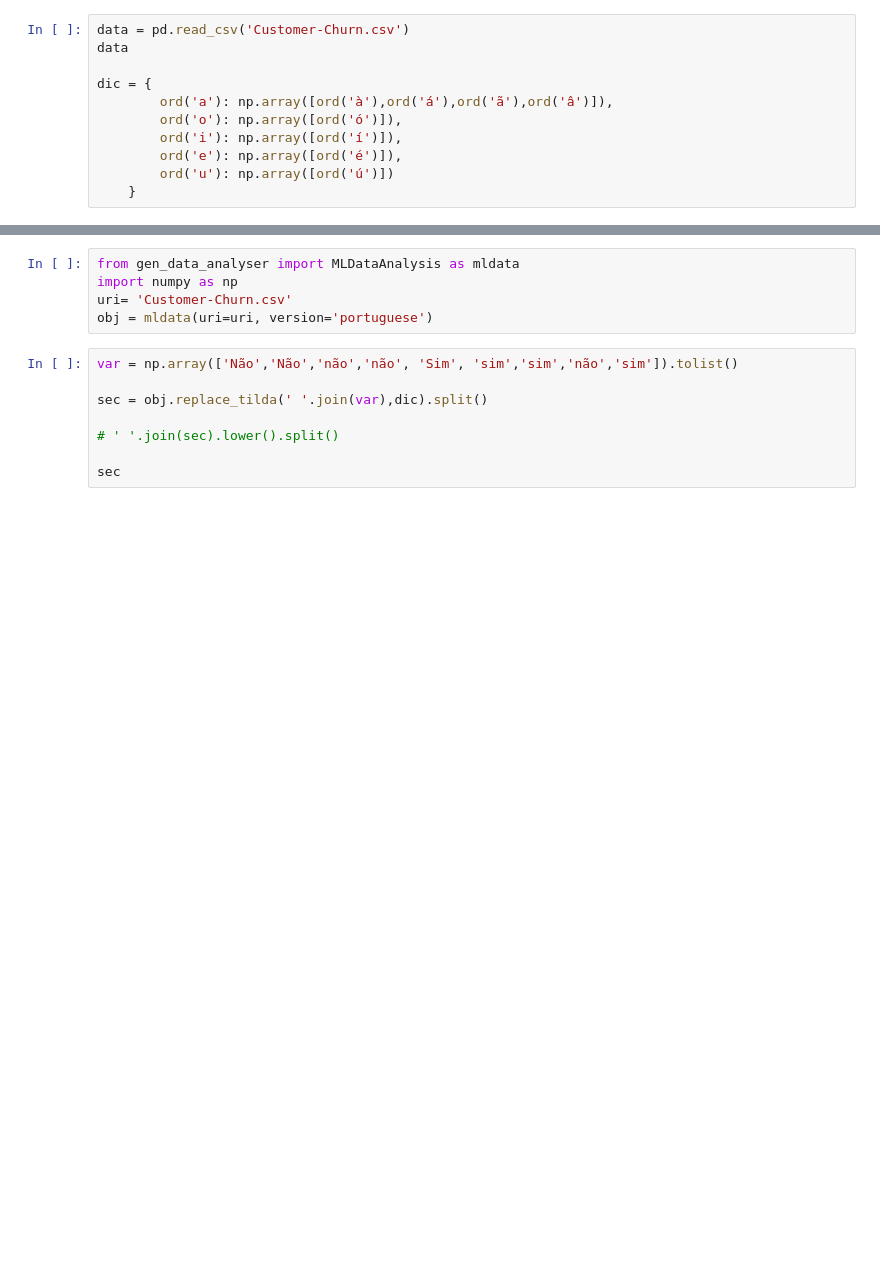
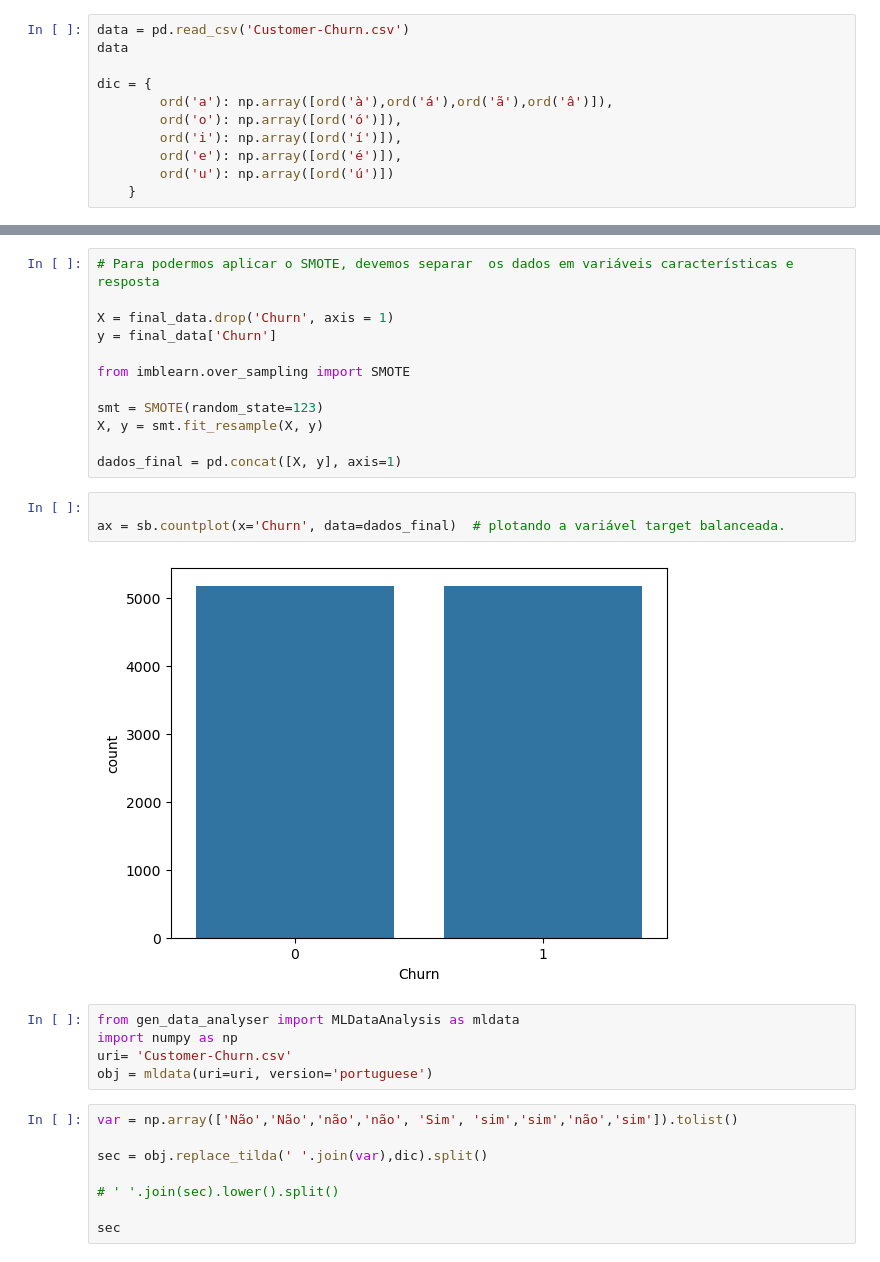
Before and after one commit to thaleseqb/machine_learning, a Jupyter notebook: machine_learning_tests.ipynb, the cells around one changed output, grey strips where cells are left out. Saved outputs shown, nothing was run; the diff lists cells and outputs as text; blank space fills up the shorter version.

```diff
--- a/machine_learning_tests.ipynb
+++ b/machine_learning_tests.ipynb
@@ -52,3 +41,20 @@ replace_tilda(strin, dic)
+# %%
+# Para podermos aplicar o SMOTE, devemos separar  os dados em variáveis características e resposta
+
+X = final_data.drop('Churn', axis = 1)
+y = final_data['Churn']
+
+from imblearn.over_sampling import SMOTE
+
+smt = SMOTE(random_state=123)
+X, y = smt.fit_resample(X, y)
+
+dados_final = pd.concat([X, y], axis=1)
+# %%
+
+ax = sb.countplot(x='Churn', data=dados_final)  # plotando a variável target balanceada.
+# %% [output]
+[figure, added]
 # %%
 from gen_data_analyser import MLDataAnalysis as mldata
 import numpy as np
```
Also changed, not shown: parts of 10 cells of this notebook.
